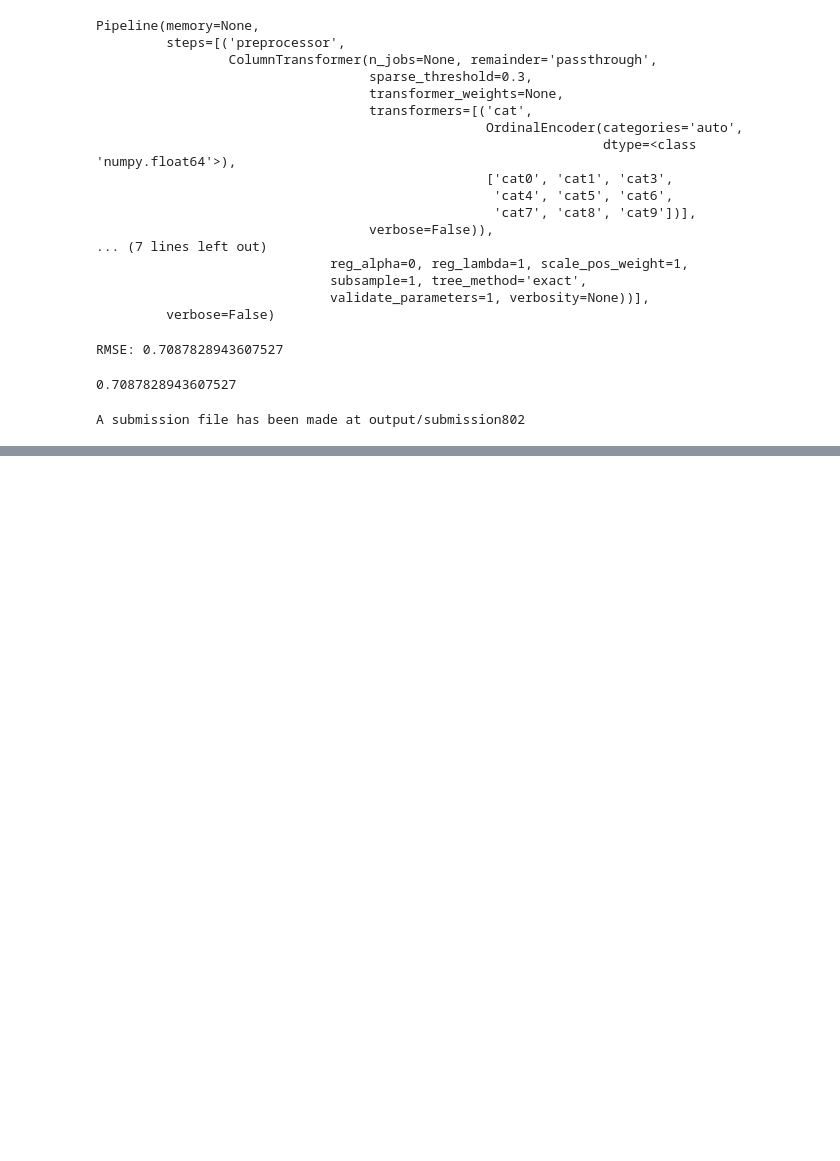
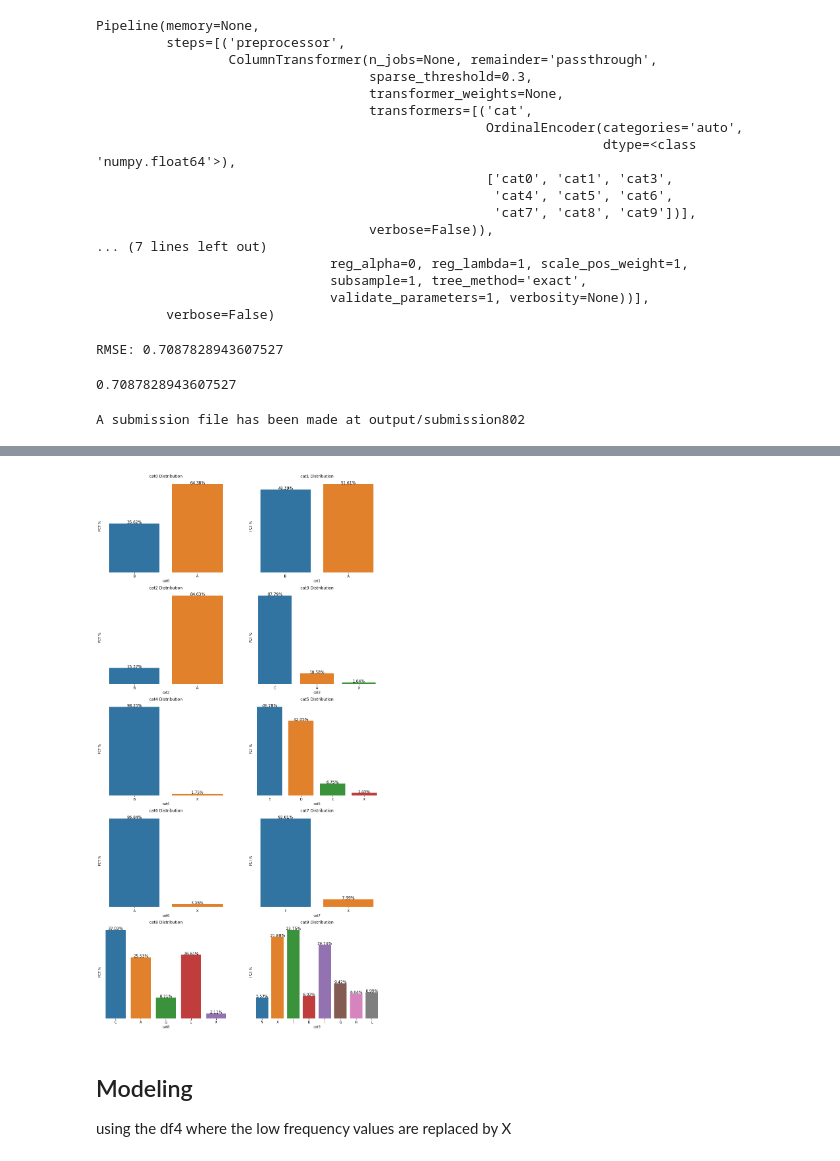
Before and after one commit to fouad89/30-days-of-ml-kaggle-competition, a Jupyter notebook: 08-01_more_improvements.ipynb, the cells around one changed output, grey strips where cells are left out. Drawn from its saved outputs; the diff is of its cells as text; code cells hidden in the pictures; blank space fills up the shorter version.

```diff
--- a/08-01_more_improvements.ipynb
+++ b/08-01_more_improvements.ipynb
@@ -371,0 +391,15 @@ A submission file has been made at output/submission802
+# %%
+
+def create_maps(cat, df=df):
+    values = low_freq_categories[cat]
+    unique = df[cat].unique()
+    mapping_values = {}
+    for value in unique:
+        if value in values:
+            mapping_values[value] = 'X'
+        else:
+            mapping_values[value] = value
+    return mapping_values
+# %%
+cat_maps = {cat:create_maps(cat) for cat in low_freq_categories.keys()}
+cat_maps
@@ -371,0 +424,13 @@ A submission file has been made at output/submission802
+# %%
+# transforming df data into new maps
+# copy the df first
+df4 = df.copy()
+# %%
+df4 = df4.replace(cat_maps)
+# %%
+count_plots_cat(df4)
+# %% [output]
+[figure, added]
+# %% [markdown]
+## Modeling
+using the df4 where the low frequency values are replaced by X
```
Also changed, not shown: parts of 11 cells of this notebook.
